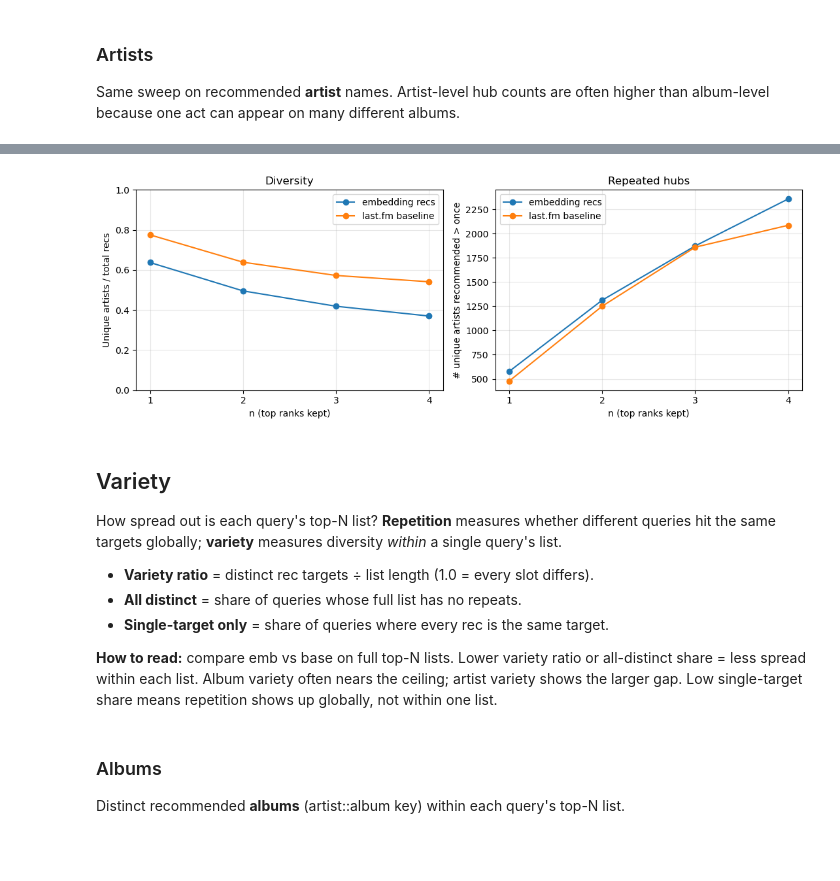
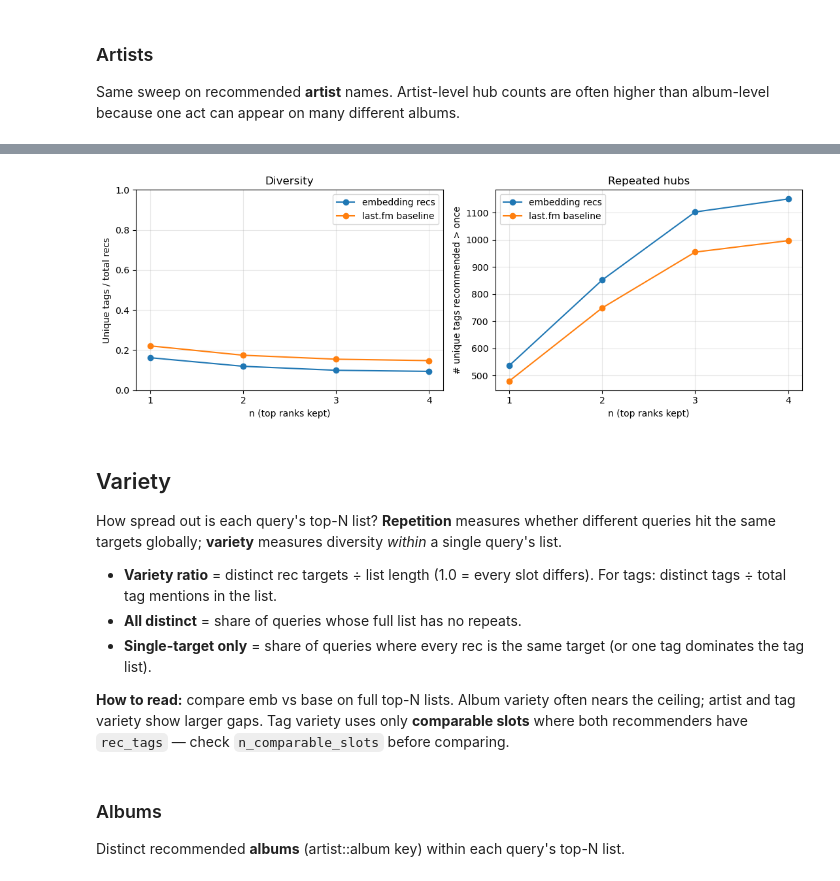
Before and after one commit to lbarleta/critical-listener, a Jupyter notebook: lastfm-bench/lastfm_bench.ipynb, the cells around one changed output, grey strips where cells are left out. Cells and saved outputs as stored; diff of their text form; code cells hidden in the pictures; blank space fills up the shorter version.

```diff
--- a/lastfm-bench/lastfm_bench.ipynb
+++ b/lastfm-bench/lastfm_bench.ipynb
@@ -14,7 +14,7 @@ import pandas as pd
 # %%
 DATA_DIR = Path("../datasets")
 BENCH_PATH = DATA_DIR / "lastfm_recommendations_all_top_listener.csv"
-RECS_PATH = DATA_DIR / "recommendations_album_level_avg_embeddings.parquet"
+RECS_PATH = DATA_DIR / "final_recs.parquet"
 CATALOG_PATH = DATA_DIR / "albums.csv"
 
 # Number of top recommendations to keep for each query album
@@ -87,6 +149,8 @@ recs = recs.drop(columns=["rec_length_flag"])
 df = pd.read_csv(BENCH_PATH)
 df["score"] = pd.to_numeric(df["score"], errors="coerce")
 df["rank"] = pd.to_numeric(df["rank"], errors="coerce")
+for col in ("seed_listeners", "rec_listeners"):
+    df[col] = pd.to_numeric(df[col], errors="coerce")
 
 # keep successful recommendations only
 df = df[df["status"] == "ok"].reset_index(drop=True)
@@ -98,10 +162,13 @@ print(f"Strategy: {df['strategy'].iloc[0]}  |  Albums: {n_albums:,}  |  Rec rows
 baseline = df.rename(columns={
     "artist": "query_artist",
     "album":  "query_album",
+    "seed_listeners": "query_listeners",
 }).reindex(columns=[
     "album_id", "query_artist", "query_album", "rec_artist", "rec_album",
-    "score", "rank", "seed_listeners", "rec_listeners",
+    "score", "rank", "query_listeners", "rec_listeners", "rec_tags",
 ]).copy()
+for col in ("rec_tags",):
+    baseline[col] = baseline[col].astype("string")
 
 
 baseline_n = keep_top_n(baseline)
@@ -258,0 +344,24 @@ repeated_sweep_artists
+# %%
+fig, axes = plt.subplots(1, 2, figsize=(11, 4))
+
+for label, color in [
+    ("embedding recs", "C0"),
+    ("last.fm baseline", "C1"),
+]:
+    sub = repeated_sweep_artists[repeated_sweep_artists["recommender"] == label]
+    axes[0].plot(sub["n"], sub["unique_share"], marker="o", label=label, color=color)
+    axes[1].plot(sub["n"], sub["n_repeated"], marker="o", label=label, color=color)
+
+axes[0].set(xlabel="n (top ranks kept)", ylabel="Unique artists / total recs", title="Diversity")
+axes[0].set_xticks(range(1, TOP_N + 1))
+axes[0].set_ylim(0, 1)
+axes[0].grid(alpha=0.3)
+axes[0].legend()
+
+axes[1].set(xlabel="n (top ranks kept)", ylabel="# unique artists recommended > once", title="Repeated hubs")
+axes[1].set_xticks(range(1, TOP_N + 1))
+axes[1].grid(alpha=0.3)
+axes[1].legend()
+
+plt.tight_layout()
+plt.show()
@@ -259,39 +428,39 @@ repeated_sweep_artists
 # %%
 fig, axes = plt.subplots(1, 2, figsize=(11, 4))
 
 for label, color in [
     ("embedding recs", "C0"),
     ("last.fm baseline", "C1"),
 ]:
-    sub = repeated_sweep_artists[repeated_sweep_artists["recommender"] == label]
+    sub = repeated_sweep_tags[repeated_sweep_tags["recommender"] == label]
     axes[0].plot(sub["n"], sub["unique_share"], marker="o", label=label, color=color)
     axes[1].plot(sub["n"], sub["n_repeated"], marker="o", label=label, color=color)
 
-axes[0].set(xlabel="n (top ranks kept)", ylabel="Unique artists / total recs", title="Diversity")
+axes[0].set(xlabel="n (top ranks kept)", ylabel="Unique tags / total recs", title="Diversity")
 axes[0].set_xticks(range(1, TOP_N + 1))
 axes[0].set_ylim(0, 1)
 axes[0].grid(alpha=0.3)
 axes[0].legend()
 
-axes[1].set(xlabel="n (top ranks kept)", ylabel="# unique artists recommended > once", title="Repeated hubs")
+axes[1].set(xlabel="n (top ranks kept)", ylabel="# unique tags recommended > once", title="Repeated hubs")
 axes[1].set_xticks(range(1, TOP_N + 1))
 axes[1].grid(alpha=0.3)
 axes[1].legend()
 
 plt.tight_layout()
 plt.show()
 # %% [output]
-[figure, old version]
+[figure, new version]
 # %% [markdown]
 ## Variety
 
 How spread out is each query's top-N list? **Repetition** measures whether different queries hit the same targets globally; **variety** measures diversity *within* a single query's list.
 
-- **Variety ratio** = distinct rec targets ÷ list length (1.0 = every slot differs).
+- **Variety ratio** = distinct rec targets ÷ list length (1.0 = every slot differs). For tags: distinct tags ÷ total tag mentions in the list.
 - **All distinct** = share of queries whose full list has no repeats.
-- **Single-target only** = share of queries where every rec is the same target.
+- **Single-target only** = share of queries where every rec is the same target (or one tag dominates the tag list).
 
-**How to read:** compare emb vs base on full top-N lists. Lower variety ratio or all-distinct share = less spread within each list. Album variety often nears the ceiling; artist variety shows the larger gap. Low single-target share means repetition shows up globally, not within one list.
+**How to read:** compare emb vs base on full top-N lists. Album variety often nears the ceiling; artist and tag variety show larger gaps. Tag variety uses only **comparable slots** where both recommenders have `rec_tags` — check `n_comparable_slots` before comparing.
 # %% [markdown]
 ### Albums
 
```
Also changed, not shown: parts of 33 cells of this notebook, 1 other file.
